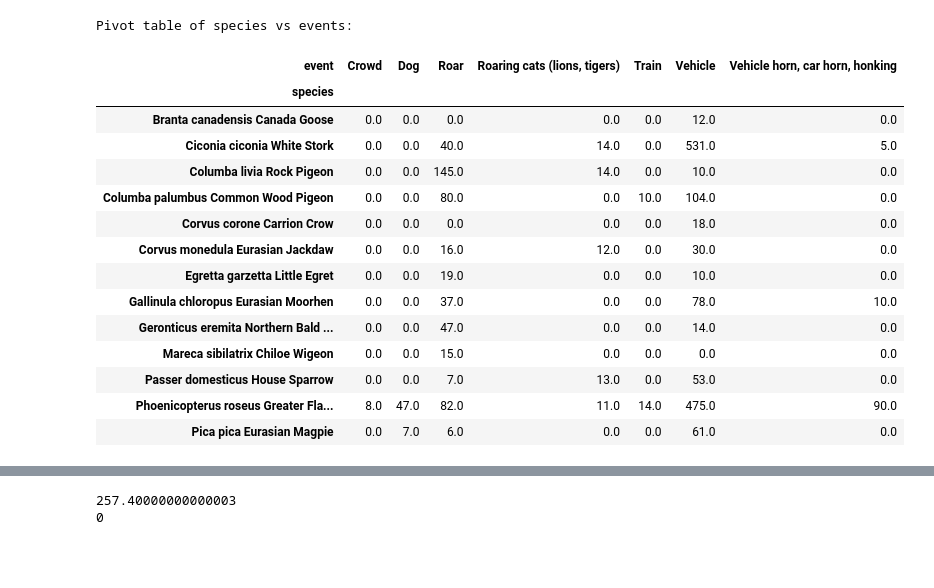
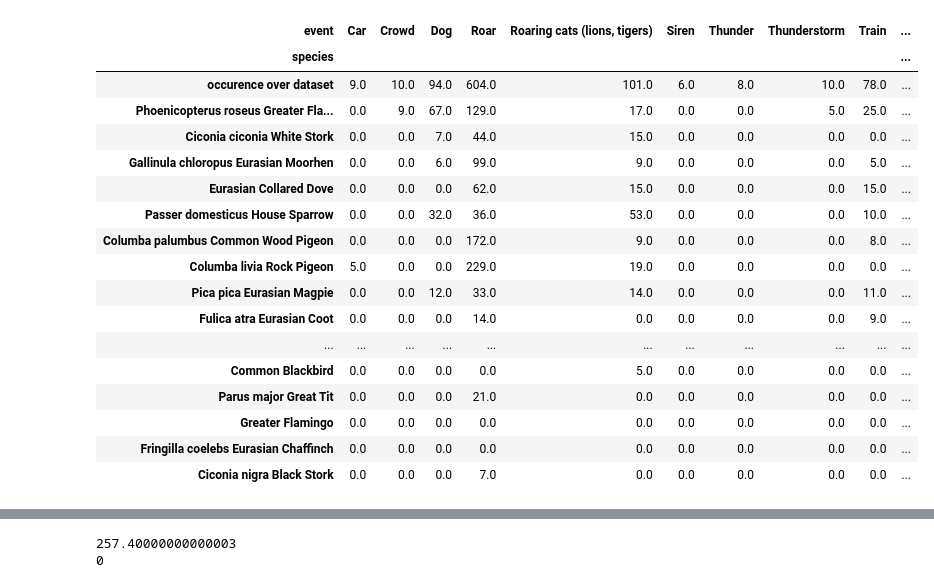
Before and after one commit to IonasDKE/Bird-Call-Type-Analysis, a Jupyter notebook: Aviary_Analysis.ipynb, the cells around one changed output, grey strips where cells are left out. Saved outputs shown, nothing was run; the diff lists cells and outputs as text; code cells hidden in the pictures; blank space fills up the shorter version.

Commit message:
Further event analysis

```diff
--- a/Aviary_Analysis.ipynb
+++ b/Aviary_Analysis.ipynb
@@ -119,16 +207,29 @@ MIT_classes_of_interest = ["Crowd", "Civil defense siren", "Railroad car, train
 previous_event = None
 call_dict = {}
 
+df_1_subset = df_1[df_1["MIT_AST_label"].isin(MIT_classes_of_interest)]
+MIT_key = "occurence over dataset"
+for idx, row in df_1_subset.iterrows():
+    key = MIT_key + "-" + str(row["MIT_AST_label"])
+    if key not in call_dict:
+        call_dict[key] = 0
+
+    call_dict[key] += 1
+
 for idx, row in df_1.iterrows():
-    prediction = str(row["Final prediction"])
+    if row["Final prediction"] is None:
+        continue
+
+    predictions = str(row["Final prediction"]).split(", ")
     current_event = row["MIT_AST_label"]
 
-    if prediction != "None" and previous_event in MIT_classes_of_interest:
-        key = prediction + "-" + str(previous_event)
-        if key not in call_dict:
-            call_dict[key] = 0
+    if predictions != "None" and previous_event in MIT_classes_of_interest:
+        for prediction in predictions:
+            key = prediction + "-" + str(previous_event)
+            if key not in call_dict:
+                call_dict[key] = 0
 
-        call_dict[key] += 1
+            call_dict[key] += 1
 
     previous_event = current_event
 
@@ -169,23 +279,28 @@ Name: count, dtype: int64
 # %%
 # Make pivot table comparing species and events rate
 reaction_df = reaction_df.drop(reaction_df[reaction_df['count'] < 5].index)
 
 pivot_table = reaction_df.pivot_table(index='species', columns='event', values='count', fill_value=0)
+pivot_table["Total"] = pivot_table.sum(axis=1)
+pivot_table = pivot_table.sort_values(by="Total", ascending=False)
+
 display(pivot_table)
 # %% [output]
-Pivot table of species vs events:
-| event | Crowd | Dog | Roar | Roaring cats (lions, tigers) | Train | Vehicle | Vehicle horn, car horn, honking |
-| species |  |  |  |  |  |  |  |
-| Branta canadensis Canada Goose | 0.0 | 0.0 | 0.0 | 0.0 | 0.0 | 12.0 | 0.0 |
-| Ciconia ciconia White Stork | 0.0 | 0.0 | 40.0 | 14.0 | 0.0 | 531.0 | 5.0 |
-| Columba livia Rock Pigeon | 0.0 | 0.0 | 145.0 | 14.0 | 0.0 | 10.0 | 0.0 |
-| Columba palumbus Common Wood Pigeon | 0.0 | 0.0 | 80.0 | 0.0 | 10.0 | 104.0 | 0.0 |
-| Corvus corone Carrion Crow | 0.0 | 0.0 | 0.0 | 0.0 | 0.0 | 18.0 | 0.0 |
-| Corvus monedula Eurasian Jackdaw | 0.0 | 0.0 | 16.0 | 12.0 | 0.0 | 30.0 | 0.0 |
-| Egretta garzetta Little Egret | 0.0 | 0.0 | 19.0 | 0.0 | 0.0 | 10.0 | 0.0 |
-| Gallinula chloropus Eurasian Moorhen | 0.0 | 0.0 | 37.0 | 0.0 | 0.0 | 78.0 | 10.0 |
-| Geronticus eremita Northern Bald ... | 0.0 | 0.0 | 47.0 | 0.0 | 0.0 | 14.0 | 0.0 |
-| Mareca sibilatrix Chiloe Wigeon | 0.0 | 0.0 | 15.0 | 0.0 | 0.0 | 0.0 | 0.0 |
-| Passer domesticus House Sparrow | 0.0 | 0.0 | 7.0 | 13.0 | 0.0 | 53.0 | 0.0 |
-| Phoenicopterus roseus Greater Fla... | 8.0 | 47.0 | 82.0 | 11.0 | 14.0 | 475.0 | 90.0 |
-| Pica pica Eurasian Magpie | 0.0 | 7.0 | 6.0 | 0.0 | 0.0 | 61.0 | 0.0 |
+| event | Car | Crowd | Dog | Roar | Roaring cats (lions, tigers) | Siren | Thunder | Thunderstorm | Train | ... |
+| species |  |  |  |  |  |  |  |  |  | ... |
+| occurence over dataset | 9.0 | 10.0 | 94.0 | 604.0 | 101.0 | 6.0 | 8.0 | 10.0 | 78.0 | ... |
+| Phoenicopterus roseus Greater Fla... | 0.0 | 9.0 | 67.0 | 129.0 | 17.0 | 0.0 | 0.0 | 5.0 | 25.0 | ... |
+| Ciconia ciconia White Stork | 0.0 | 0.0 | 7.0 | 44.0 | 15.0 | 0.0 | 0.0 | 0.0 | 0.0 | ... |
+| Gallinula chloropus Eurasian Moorhen | 0.0 | 0.0 | 6.0 | 99.0 | 9.0 | 0.0 | 0.0 | 0.0 | 5.0 | ... |
+| Eurasian Collared Dove | 0.0 | 0.0 | 0.0 | 62.0 | 15.0 | 0.0 | 0.0 | 0.0 | 15.0 | ... |
+| Passer domesticus House Sparrow | 0.0 | 0.0 | 32.0 | 36.0 | 53.0 | 0.0 | 0.0 | 0.0 | 10.0 | ... |
+| Columba palumbus Common Wood Pigeon | 0.0 | 0.0 | 0.0 | 172.0 | 9.0 | 0.0 | 0.0 | 0.0 | 8.0 | ... |
+| Columba livia Rock Pigeon | 5.0 | 0.0 | 0.0 | 229.0 | 19.0 | 0.0 | 0.0 | 0.0 | 0.0 | ... |
+| Pica pica Eurasian Magpie | 0.0 | 0.0 | 12.0 | 33.0 | 14.0 | 0.0 | 0.0 | 0.0 | 11.0 | ... |
+| Fulica atra Eurasian Coot | 0.0 | 0.0 | 0.0 | 14.0 | 0.0 | 0.0 | 0.0 | 0.0 | 9.0 | ... |
+| ... | ... | ... | ... | ... | ... | ... | ... | ... | ... | ... |
+| Common Blackbird | 0.0 | 0.0 | 0.0 | 0.0 | 5.0 | 0.0 | 0.0 | 0.0 | 0.0 | ... |
+| Parus major Great Tit | 0.0 | 0.0 | 0.0 | 21.0 | 0.0 | 0.0 | 0.0 | 0.0 | 0.0 | ... |
+| Greater Flamingo | 0.0 | 0.0 | 0.0 | 0.0 | 0.0 | 0.0 | 0.0 | 0.0 | 0.0 | ... |
+| Fringilla coelebs Eurasian Chaffinch | 0.0 | 0.0 | 0.0 | 0.0 | 0.0 | 0.0 | 0.0 | 0.0 | 0.0 | ... |
+| Ciconia nigra Black Stork | 0.0 | 0.0 | 0.0 | 7.0 | 0.0 | 0.0 | 0.0 | 0.0 | 0.0 | ... |
```
Also changed, not shown: parts of 16 cells of this notebook.
